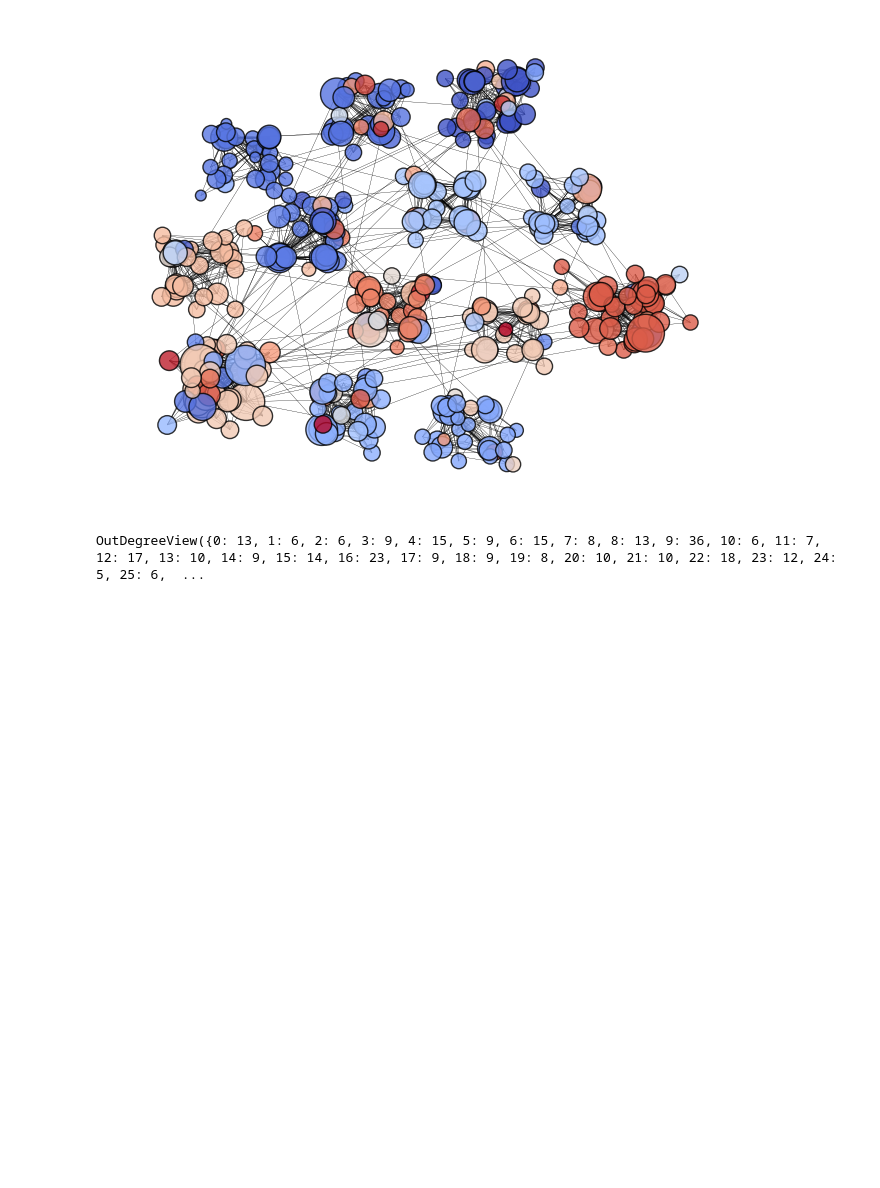
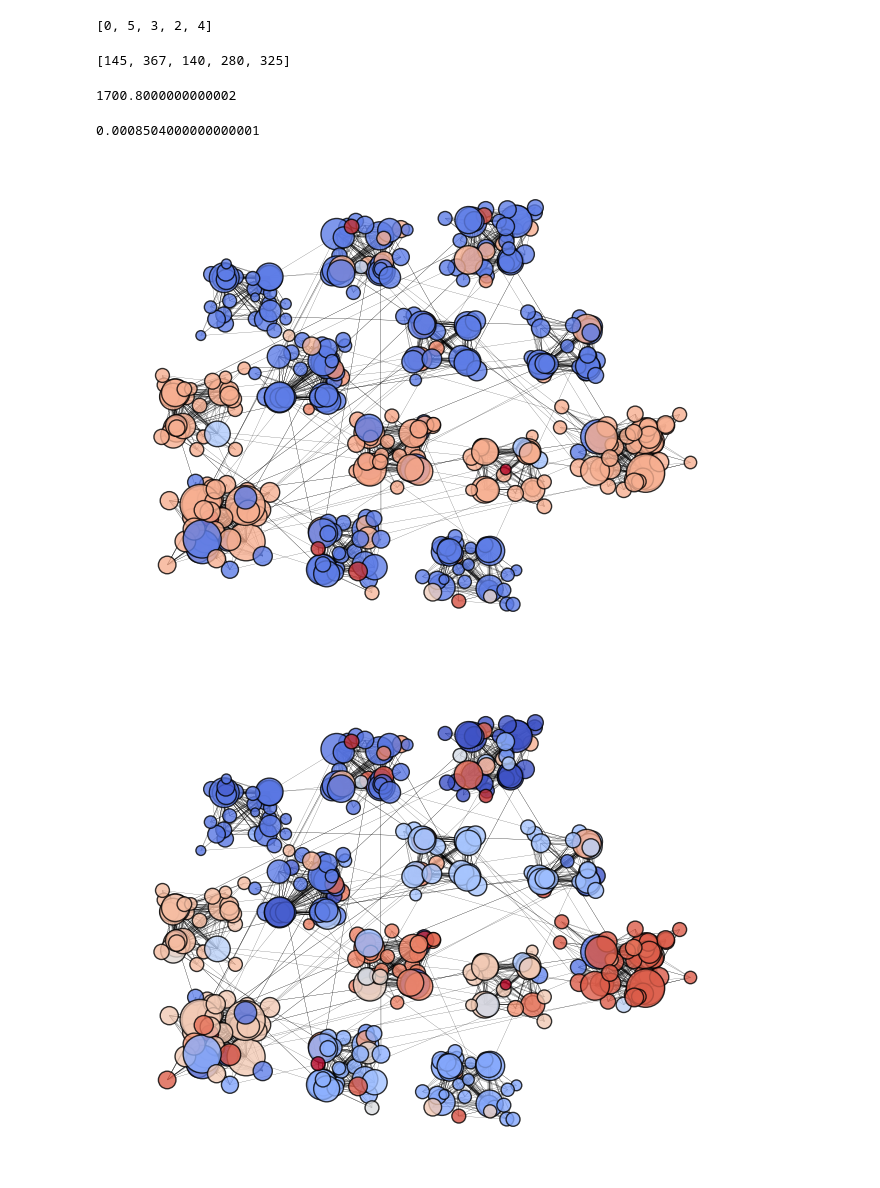
Before and after one commit to msancor/RecSystemsSN, a Jupyter notebook: main.ipynb, the cells around one changed output. Saved outputs shown, nothing was run; the diff lists cells and outputs as text; code cells hidden in the pictures; blank space fills up the shorter version.

```diff
--- a/main.ipynb
+++ b/main.ipynb
@@ -33,0 +121,4 @@ lfr4_net = lfr4.G
+# %%
+wtf_node_recommendation
+# %% [output]
+[0, 5, 3, 2, 4]
@@ -34,8 +127,24 @@ lfr4_net = lfr4.G
+# %%
+oba_node_recommendation
+# %% [output]
+[145, 367, 140, 280, 325]
+# %%
+from modules.PROD import PROD
+
+number_of_edges = lfr1.G.number_of_edges()
+rmax = 0.4*number_of_edges
+print(rmax)
+tmax = 5000
+s = 2
+
+prod = PROD(lfr1.G, "pagerank", s, rmax, tmax)
+# %% [output]
+1700.8000000000002
+# %%
+prod.run()
+# %% [output]
+0.0008504000000000001
 # %%
-lfr1.plot_graph()
+lfr1.plot_graph(init_opinions=False)
 # %% [output]
-[figure, old version]
+[figure, new version]
-# %%
-lfr1_net.out_degree()
-# %% [output]
-OutDegreeView({0: 13, 1: 6, 2: 6, 3: 9, 4: 15, 5: 9, 6: 15, 7: 8, 8: 13, 9: 36, 10: 6, 11: 7, 12: 17, 13: 10, 14: 9, 15: 14, 16: 23, 17: 9, 18: 9, 19: 8, 20: 10, 21: 10, 22: 18, 23: 12, 24: 5, 25: 6,  ...
@@ -104,3 +151,7 @@ def plot_graph(network: nx.DiGraph, seed: int = 80, ax: plt.Axes = None):
+# %%
+lfr1.plot_graph(init_opinions=True)
+# %% [output]
+[figure, added]
 # %%
 #Here we plot the graph and color by opinion, size proportional to degree, fruchterman_reingold layout
 import matplotlib
```
Also changed, not shown: parts of 25 cells of this notebook, 7 other files.
